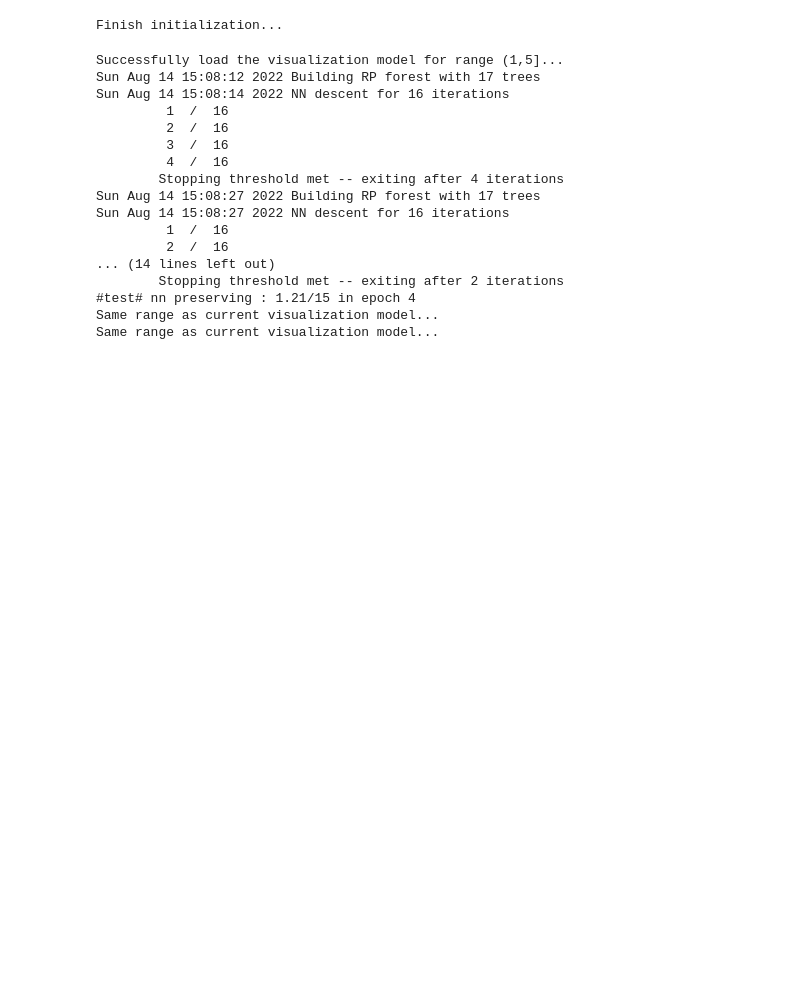
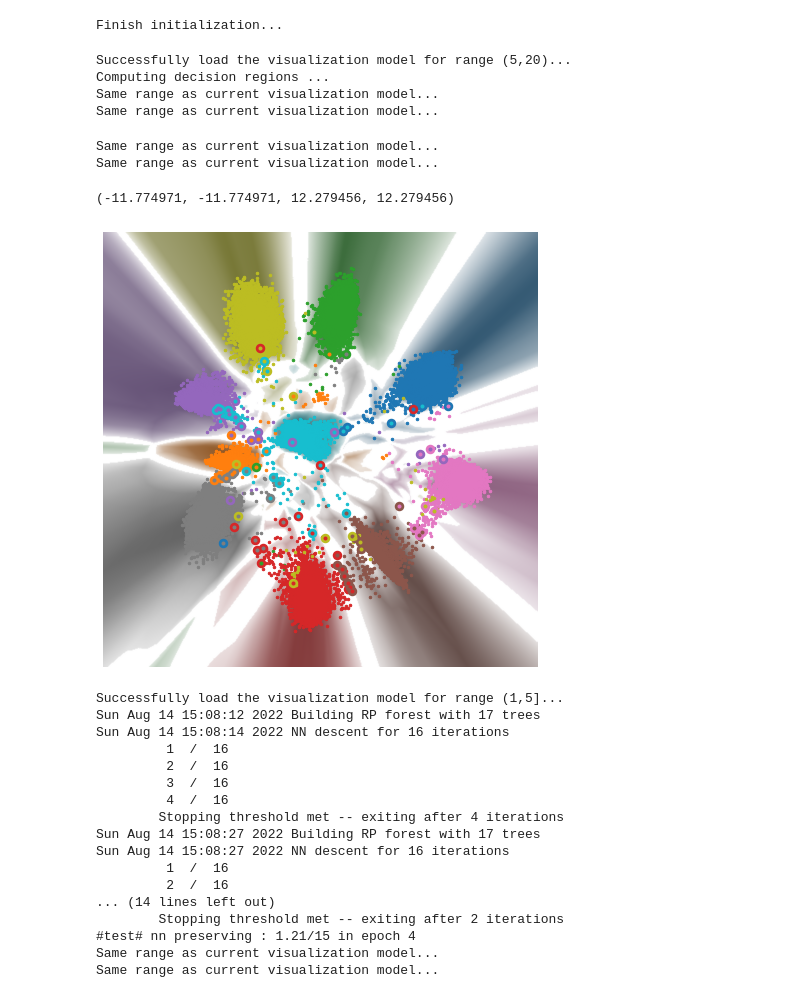
Before and after one commit to xianglinyang/DeepDebugger, a Jupyter notebook: experiments/measurements.ipynb, the cells around one changed output. Cells and saved outputs as stored; diff of their text form; code cells hidden in the pictures; blank space fills up the shorter version.

```diff
--- a/experiments/measurements.ipynb
+++ b/experiments/measurements.ipynb
@@ -78,12 +78,22 @@ Finish initialization...
 # %%
 from singleVis.visualizer import visualizer
 
 vis = visualizer(data_provider, projector, 500)
-# save_dir = os.path.join(data_provider.content_path, "img")
-# os.system("mkdir -p {}".format(save_dir))
-
+save_dir = os.path.join(data_provider.content_path, "img")
+os.system("mkdir -p {}".format(save_dir))
+vis.savefig(5)
+vis.get_epoch_plot_measures(5)
 # for i in range(EPOCH_START, EPOCH_END+1, EPOCH_PERIOD):
 #     vis.savefig(i, path=os.path.join(save_dir, "{}_{}_tnn.png".format(DATASET, i)))
+# %% [output]
+Successfully load the visualization model for range (5,20)...
+Computing decision regions ...
+Same range as current visualization model...
+Same range as current visualization model...
+Same range as current visualization model...
+Same range as current visualization model...
+(-11.774971, -11.774971, 12.279456, 12.279456)
+[figure, added]
 # %%
 evaluator = Evaluator(data_provider, projector)
 for eval_epoch in [4,12,20]:
```
